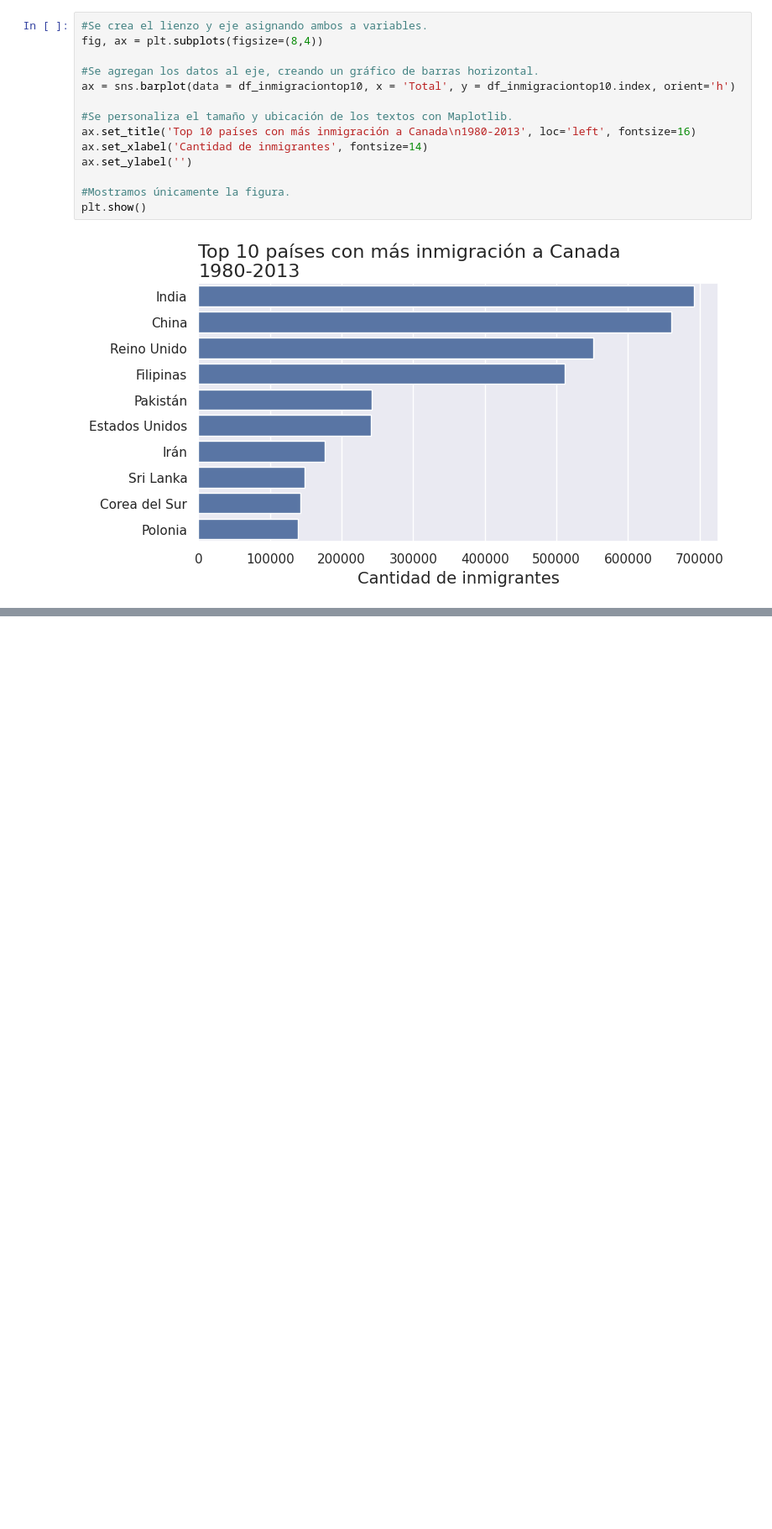
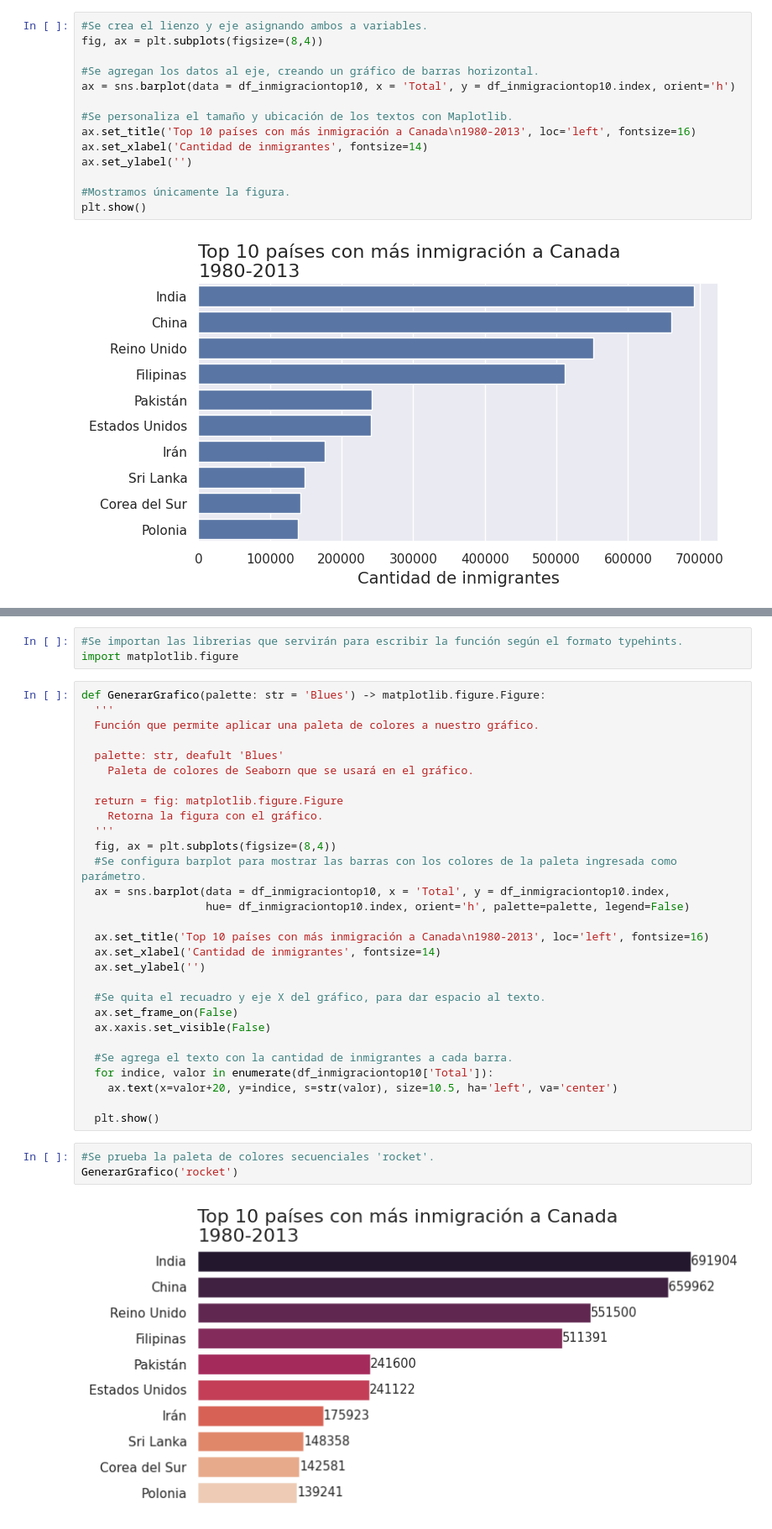
Before and after one commit to JLuceroVasquez/visualizacion-de-datos-con-bibliotecas-de-python, a Jupyter notebook: visualizacion_de_datos_con_python.ipynb, the cells around one changed output, grey strips where cells are left out. Shown at 84% size. Saved outputs shown, nothing was run; the diff lists cells and outputs as text; blank space fills up the shorter version.

```diff
--- a/visualizacion_de_datos_con_python.ipynb
+++ b/visualizacion_de_datos_con_python.ipynb
@@ -741,0 +779,37 @@ plt.show()
+# %%
+#Se importan las librerias que servirán para escribir la función según el formato typehints.
+import matplotlib.figure
+# %%
+def GenerarGrafico(palette: str = 'Blues') -> matplotlib.figure.Figure:
+  '''
+  Función que permite aplicar una paleta de colores a nuestro gráfico.
+
+  palette: str, deafult 'Blues'
+    Paleta de colores de Seaborn que se usará en el gráfico.
+
+  return = fig: matplotlib.figure.Figure
+    Retorna la figura con el gráfico.
+  '''
+  fig, ax = plt.subplots(figsize=(8,4))
+  #Se configura barplot para mostrar las barras con los colores de la paleta ingresada como parámetro.
+  ax = sns.barplot(data = df_inmigraciontop10, x = 'Total', y = df_inmigraciontop10.index,
+                   hue= df_inmigraciontop10.index, orient='h', palette=palette, legend=False)
+
+  ax.set_title('Top 10 países con más inmigración a Canada\n1980-2013', loc='left', fontsize=16)
+  ax.set_xlabel('Cantidad de inmigrantes', fontsize=14)
+  ax.set_ylabel('')
+
+  #Se quita el recuadro y eje X del gráfico, para dar espacio al texto.
+  ax.set_frame_on(False)
+  ax.xaxis.set_visible(False)
+
+  #Se agrega el texto con la cantidad de inmigrantes a cada barra.
+  for indice, valor in enumerate(df_inmigraciontop10['Total']):
+    ax.text(x=valor+20, y=indice, s=str(valor), size=10.5, ha='left', va='center')
+
+  plt.show()
+# %%
+#Se prueba la paleta de colores secuenciales 'rocket'.
+GenerarGrafico('rocket')
+# %% [output]
+[figure, added]
```
Also changed, not shown: parts of 20 cells of this notebook.
